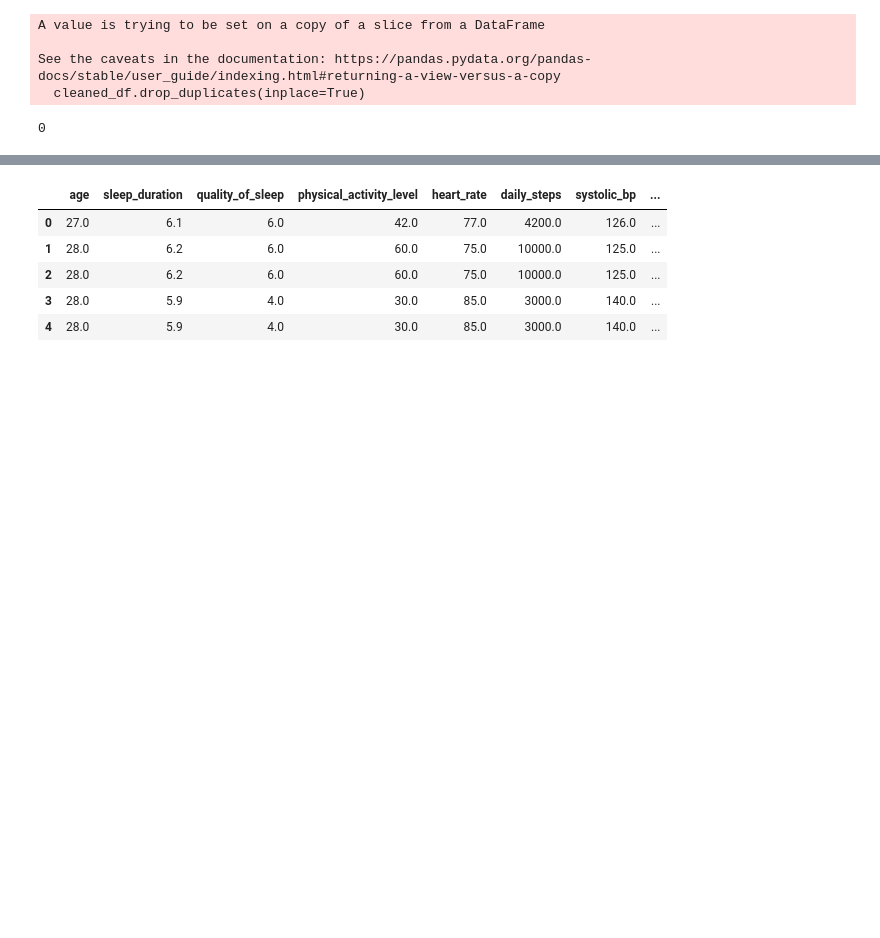
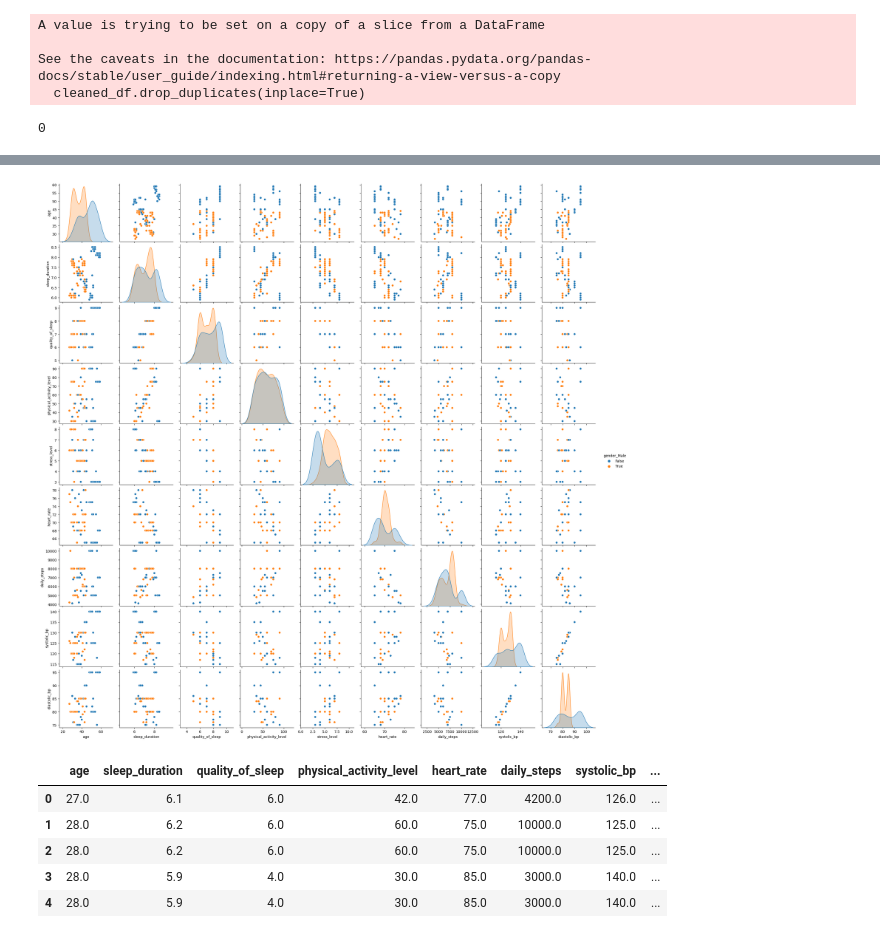
Before and after one commit to Vidaath/UOM-sessions, a Jupyter notebook: session-3/stress_levels.ipynb, the cells around one changed output, grey strips where cells are left out. Cells and saved outputs as stored; diff of their text form; code cells hidden in the pictures; blank space fills up the shorter version.

```diff
--- a/session-3/stress_levels.ipynb
+++ b/session-3/stress_levels.ipynb
@@ -250,3 +278,8 @@ memory usage: 7.1 KB
+# %%
+ax=sns.pairplot(data=cleaned_df, vars=float_cols, hue='gender_Male')
+plt.show()
+# %% [output]
+[figure, added]
 # %%
 X=df_processed.drop(columns=['stress_level'])
 y=df_processed['stress_level']
```
Also changed, not shown: parts of 6 cells of this notebook.
